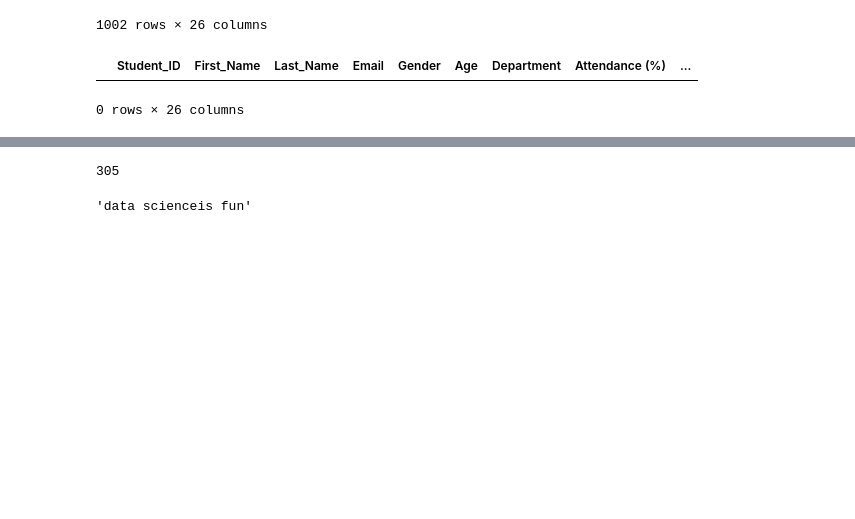
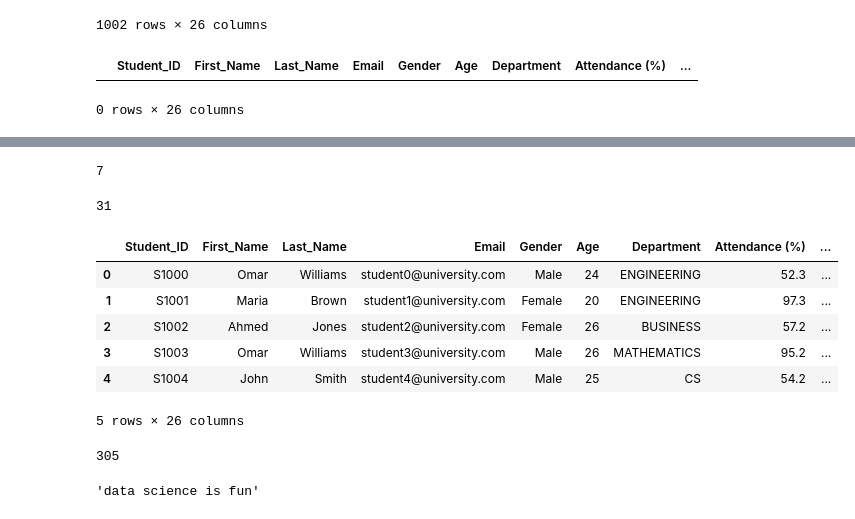
Before and after one commit to Shemnderitu/Pandasbasics, a Jupyter notebook: Pandas2.ipynb, the cells around one changed output, grey strips where cells are left out. Drawn from its saved outputs; the diff is of its cells as text; code cells hidden in the pictures; blank space fills up the shorter version.

```diff
--- a/Pandas2.ipynb
+++ b/Pandas2.ipynb
@@ -303,3 +344,29 @@ above_ninety
+# %%
+#Lambda Functions - Anonymous fxns that are defined using lambda key word
+#Small, one-time and inline functions
+#Syntax: lambda then parameter e.g x : funcyion body/expression
+add_two = lambda x: x + 2
+result = add_two(5)
+result
+# %% [output]
+7
+# %%
+age = lambda year_of_birth: 2025 - year_of_birth
+result = age(1994)
+result
+# %% [output]
+31
+# %%
+df['Age'] = df['Age'].map(lambda x: x + 2)
+df.head()
+# %% [output]
+|  | Student_ID | First_Name | Last_Name | Email | Gender | Age | Department | Attendance (%) | ... |
+| 0 | S1000 | Omar | Williams | student0@university.com | Male | 24 | ENGINEERING | 52.3 | ... |
+| 1 | S1001 | Maria | Brown | student1@university.com | Female | 20 | ENGINEERING | 97.3 | ... |
+| 2 | S1002 | Ahmed | Jones | student2@university.com | Female | 26 | BUSINESS | 57.2 | ... |
+| 3 | S1003 | Omar | Williams | student3@university.com | Male | 26 | MATHEMATICS | 95.2 | ... |
+| 4 | S1004 | John | Smith | student4@university.com | Male | 25 | CS | 54.2 | ... |
+5 rows × 26 columns
 # %%
 max_of_three_numbers = lambda x,y,z: max(x,y,z)
 result = max_of_three_numbers(100,210,305)
@@ -307,8 +374,8 @@ result
 # %% [output]
 305
 # %%
-concatenate = lambda x,y: x + y
-result = concatenate('data science','is fun')
+concatenate = lambda x,y,z: x + y + z
+result = concatenate('data science'," ", 'is fun')
 result
 # %% [output]
-'data scienceis fun'
+'data science is fun'
```
Also changed, not shown: parts of 4 cells of this notebook.
